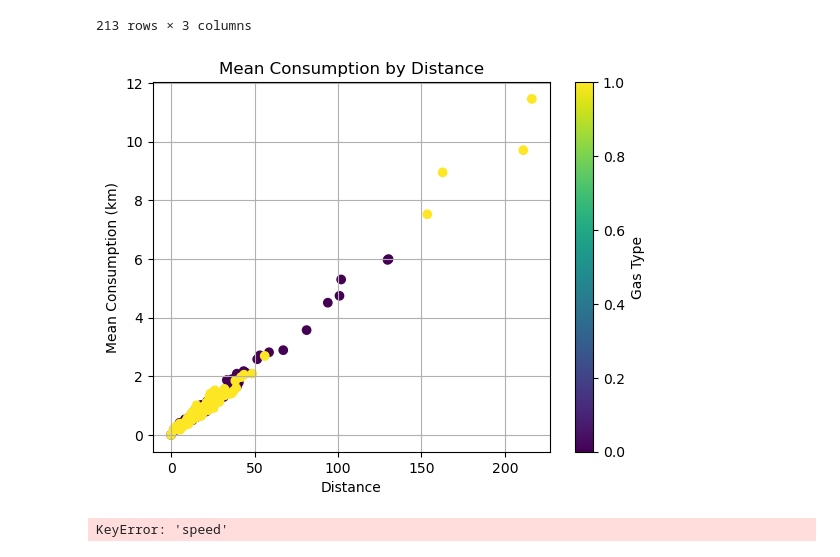
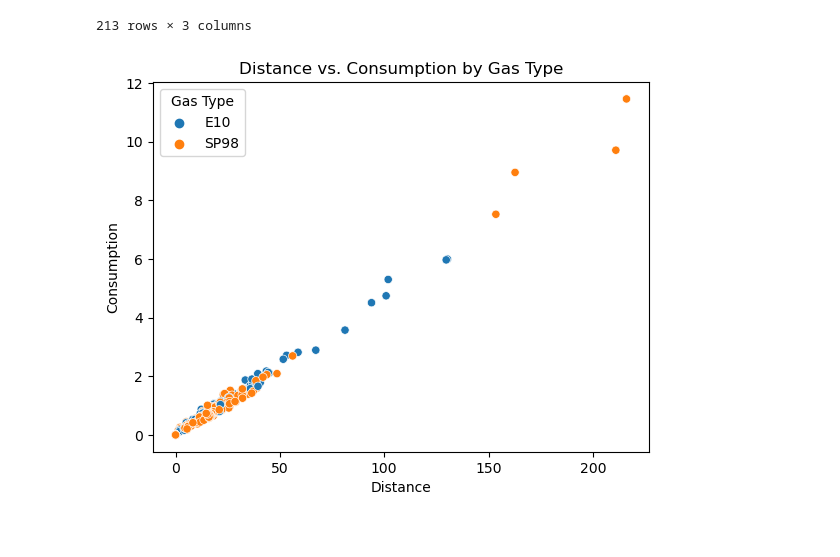
Before and after one commit to ironhack-edu/technical_challenge_DA, a Jupyter notebook: data/Visualizing_data.ipynb, the cells around one changed output. Drawn from its saved outputs; the diff is of its cells as text; code cells hidden in the pictures.

```diff
--- a/data/Visualizing_data.ipynb
+++ b/data/Visualizing_data.ipynb
@@ -118,29 +107,13 @@ mean_consumption_km_by_distance_by_type
 | 212 | SP98 | 216.1 | 11.4533 |
 213 rows × 3 columns
 # %%
-# Create numerical labels for gas types
-labels, _ = pd.factorize(mean_consumption_km_by_distance_by_type['gas_type'])
-
-# Scatter plot
-plt.scatter(mean_consumption_km_by_distance_by_type['distance'], mean_consumption_km_by_distance_by_type['fuel_consume_km'],
-            c=labels, cmap='viridis')
-
-# Set labels and title
+sns.scatterplot(x='distance', y='fuel_consume_km', hue='gas_type', data=data)
 plt.xlabel('Distance')
-plt.ylabel('Mean Consumption (km)')
-plt.title('Mean Consumption by Distance')
-
-# Show color legend
-plt.colorbar(label='Gas Type')
-
-# Show the plot
-plt.grid(True)
+plt.ylabel('Consumption')
+plt.title('Distance vs. Consumption by Gas Type')
+plt.legend(title='Gas Type')
 plt.show()
 # %% [output]
-[figure, old version]
+[figure, new version]
-# %%
-data['speed']
-# %% [output]
-KeyError: 'speed'
 # %%
 mean_consumption_km_by_speed_by_type = data.groupby(['gas_type','speed'])['fuel_consume_km'].mean().reset_index()
```
Also changed, not shown: parts of 13 cells of this notebook, 1 other file.
